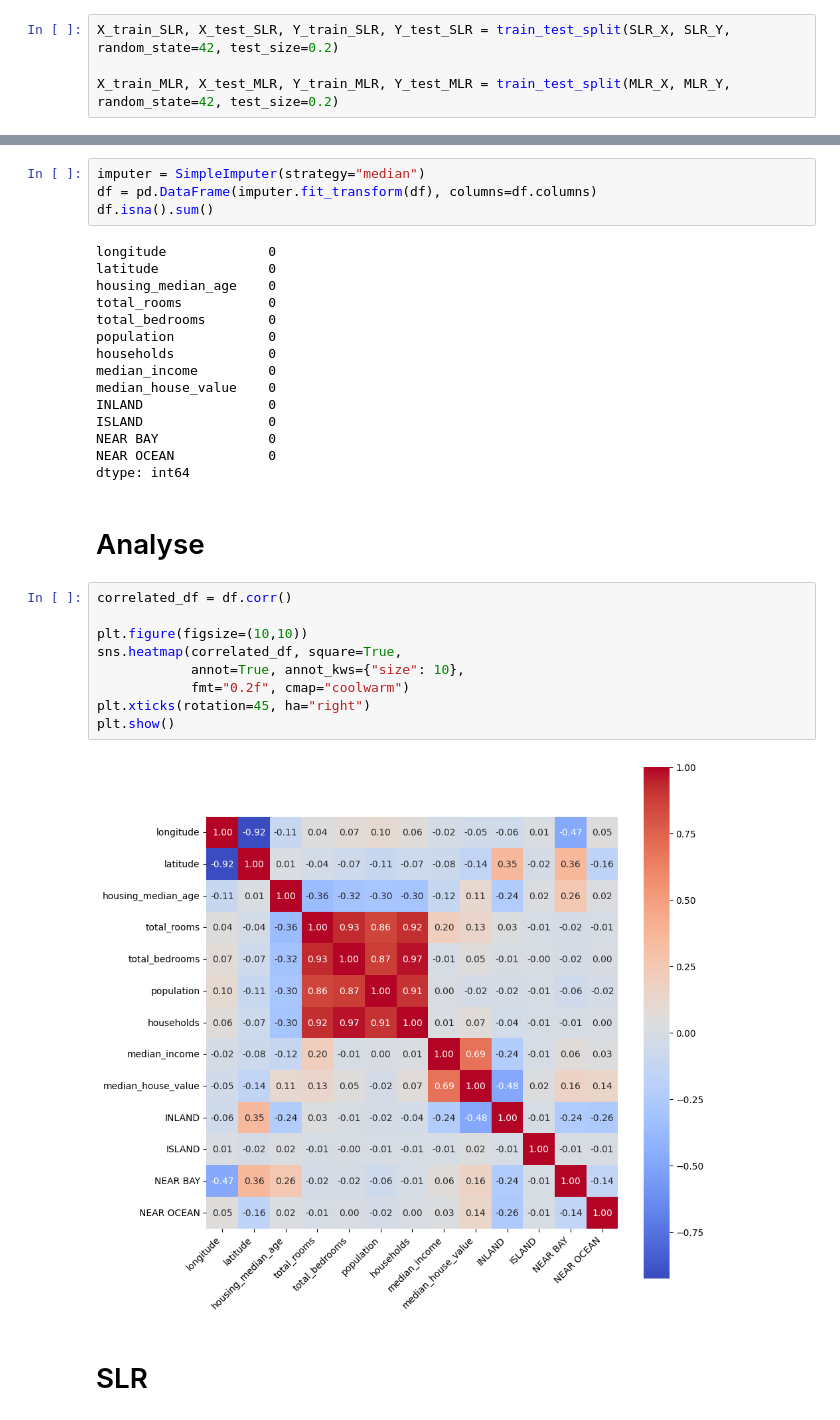
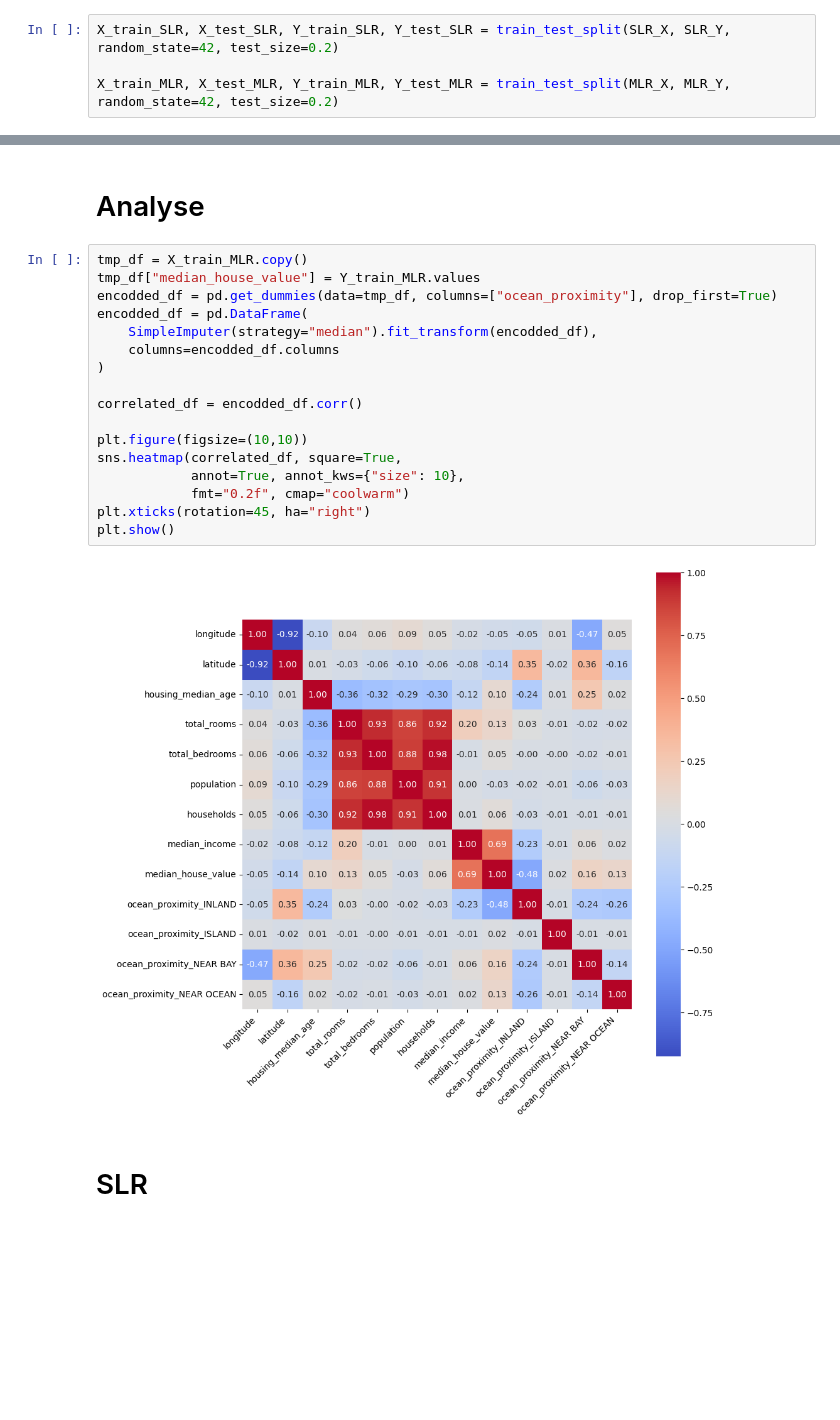
Before and after one commit to MJBM2510/SLR-and-MLR-comparsion, a Jupyter notebook: SLR_&_MLR_Comparison.ipynb, the cells around one changed output, grey strips where cells are left out. Cells and saved outputs as stored; diff of their text form; blank space fills up the shorter version.

Commit message:
fix: delete preprocessing section and using train set datas for correlation

```diff
--- a/SLR_&_MLR_Comparison.ipynb
+++ b/SLR_&_MLR_Comparison.ipynb
@@ -161,35 +107,24 @@ df
-# %%
-imputer = SimpleImputer(strategy="median")
-df = pd.DataFrame(imputer.fit_transform(df), columns=df.columns)
-df.isna().sum()
-# %% [output]
-longitude             0
-latitude              0
-housing_median_age    0
-total_rooms           0
-total_bedrooms        0
-population            0
-households            0
-median_income         0
-median_house_value    0
-INLAND                0
-ISLAND                0
-NEAR BAY              0
-NEAR OCEAN            0
-dtype: int64
 # %% [markdown]
 <h1>Analyse</h1>
 # %%
-correlated_df = df.corr()
+tmp_df = X_train_MLR.copy()
+tmp_df["median_house_value"] = Y_train_MLR.values
+encodded_df = pd.get_dummies(data=tmp_df, columns=["ocean_proximity"], drop_first=True)
+encodded_df = pd.DataFrame(
+    SimpleImputer(strategy="median").fit_transform(encodded_df),
+    columns=encodded_df.columns
+)
+
+correlated_df = encodded_df.corr()
 
 plt.figure(figsize=(10,10))
 sns.heatmap(correlated_df, square=True,
             annot=True, annot_kws={"size": 10},
             fmt="0.2f", cmap="coolwarm")
 plt.xticks(rotation=45, ha="right")
 plt.show()
 # %% [output]
-[figure, old version]
+[figure, new version]
 # %% [markdown]
 <h1>SLR</h1>
 # %%
```
Also changed, not shown: parts of 4 cells of this notebook.
